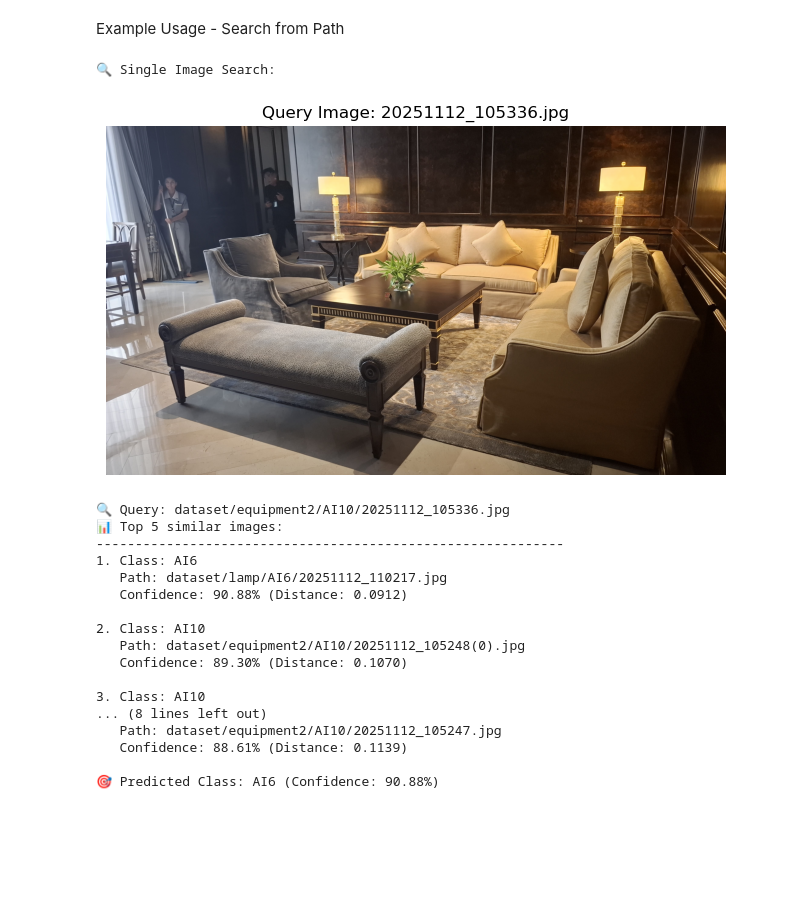
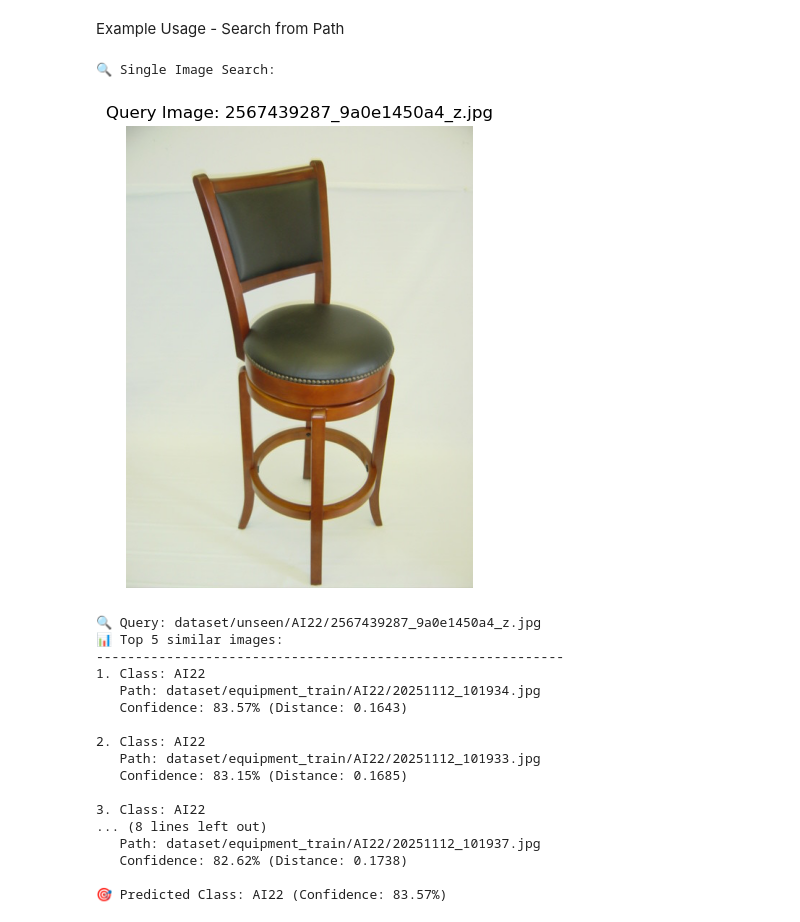
Before and after one commit to sedtawut35085/equipment_profile_image_search, a Jupyter notebook: main.ipynb, the cells around one changed output. Saved outputs shown, nothing was run; the diff lists cells and outputs as text; code cells hidden in the pictures; blank space fills up the shorter version.

```diff
--- a/main.ipynb
+++ b/main.ipynb
@@ -252,24 +205,5 @@ print(f"Total training embeddings saved: {total_train_count}")
 print(f"\n📊 Training embeddings saved by class:")
 for class_name, count in train_count_by_class.items():
     print(f"  {class_name}: {count} embeddings")
-
-print(f"\nValidation embeddings kept for evaluation: {len(val_embeddings)}")
-
-# Close cursor
-cursor.close()
-
-# Keep validation embeddings in memory for evaluation
-print(f"\n📊 Validation set ready for evaluation:")
-print(f"Validation embeddings available in 'val_embeddings' variable")
-
-# Show validation class distribution
-val_count_by_class = {}
-for emb in val_embeddings:
-    label = emb["label"]
-    val_count_by_class[label] = val_count_by_class.get(label, 0) + 1
-
-print(f"\n📊 Validation embeddings by class:")
-for class_name, count in val_count_by_class.items():
-    print(f"  {class_name}: {count} embeddings")
 # %% [output]
 💾 Saving training embeddings to database...
@@ -325,8 +329,8 @@ def evaluate_model_on_validation(val_embeddings, connection, top_k=5):
         if results and results[0][0] == true_label:
             correct_predictions += 1
 
-        # Print progress every 10 images
-        if (i + 1) % 10 == 0:
+        # Print progress every 50 images
+        if (i + 1) % 50 == 0:
             print(f"Progress: {i + 1}/{total_predictions}")
 
     # Calculate accuracy
@@ -682,29 +686,29 @@ def search_with_confidence_threshold(image_path, connection, confidence_threshol
 Example Usage - Search from Path
 # %%
 # Example 1: Search for a single image from testset
-test_image_path = "dataset/equipment2/AI10/20251112_105336.jpg"
+test_image_path = "dataset/unseen/AI22/2567439287_9a0e1450a4_z.jpg"
 print("🔍 Single Image Search:")
 results = search_similar_images_from_path(test_image_path, connection, top_k=5)
 # %% [output]
 🔍 Single Image Search:
-[figure, old version]
+[figure, new version]
-🔍 Query: dataset/equipment2/AI10/20251112_105336.jpg
+🔍 Query: dataset/unseen/AI22/2567439287_9a0e1450a4_z.jpg
 📊 Top 5 similar images:
 ------------------------------------------------------------
-1. Class: AI6
-   Path: dataset/lamp/AI6/20251112_110217.jpg
-   Confidence: 90.88% (Distance: 0.0912)
+1. Class: AI22
+   Path: dataset/equipment_train/AI22/20251112_101934.jpg
+   Confidence: 83.57% (Distance: 0.1643)
 
-2. Class: AI10
-   Path: dataset/equipment2/AI10/20251112_105248(0).jpg
-   Confidence: 89.30% (Distance: 0.1070)
+2. Class: AI22
+   Path: dataset/equipment_train/AI22/20251112_101933.jpg
+   Confidence: 83.15% (Distance: 0.1685)
 
-3. Class: AI10
+3. Class: AI22
 ... (8 lines left out)
-   Path: dataset/equipment2/AI10/20251112_105247.jpg
-   Confidence: 88.61% (Distance: 0.1139)
+   Path: dataset/equipment_train/AI22/20251112_101937.jpg
+   Confidence: 82.62% (Distance: 0.1738)
 
-🎯 Predicted Class: AI6 (Confidence: 90.88%)
+🎯 Predicted Class: AI22 (Confidence: 83.57%)
 # %%
 # Example 2: Batch search multiple images from testset
 print("\n" + "="*60)
```
Also changed, not shown: parts of 5 cells of this notebook, 3 other files.
